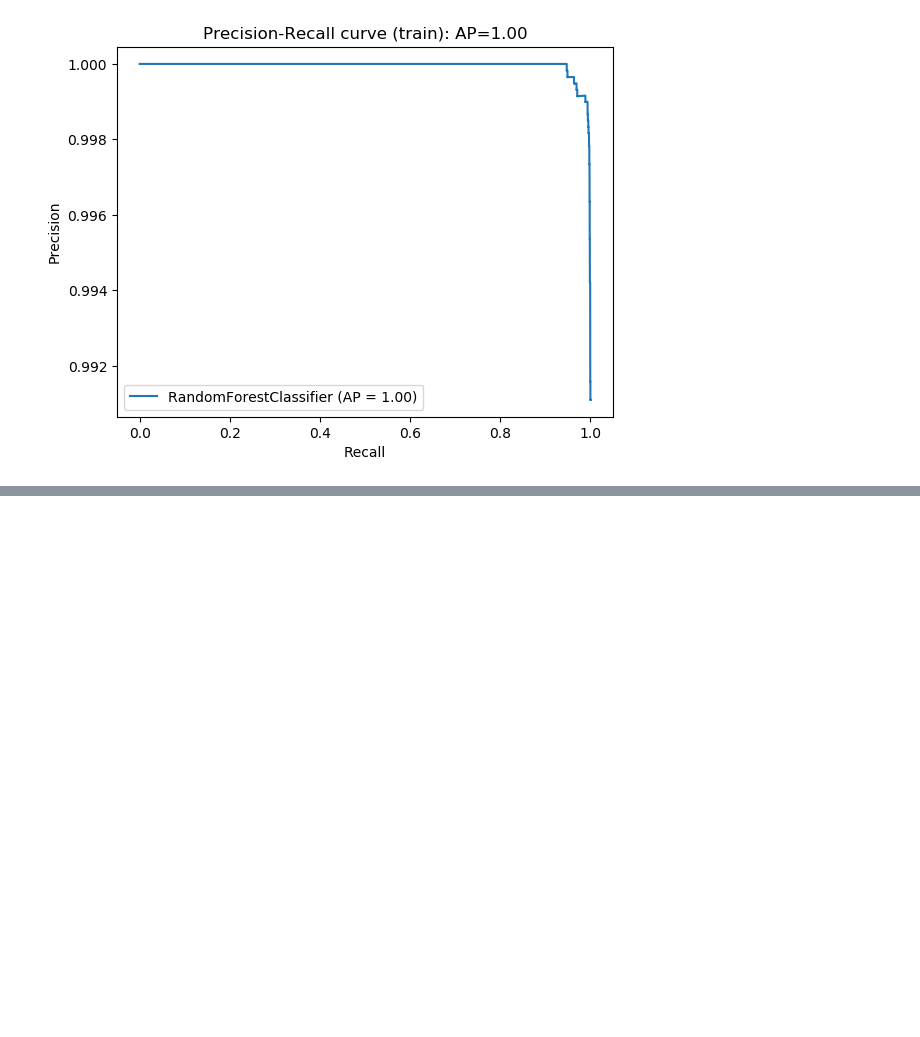
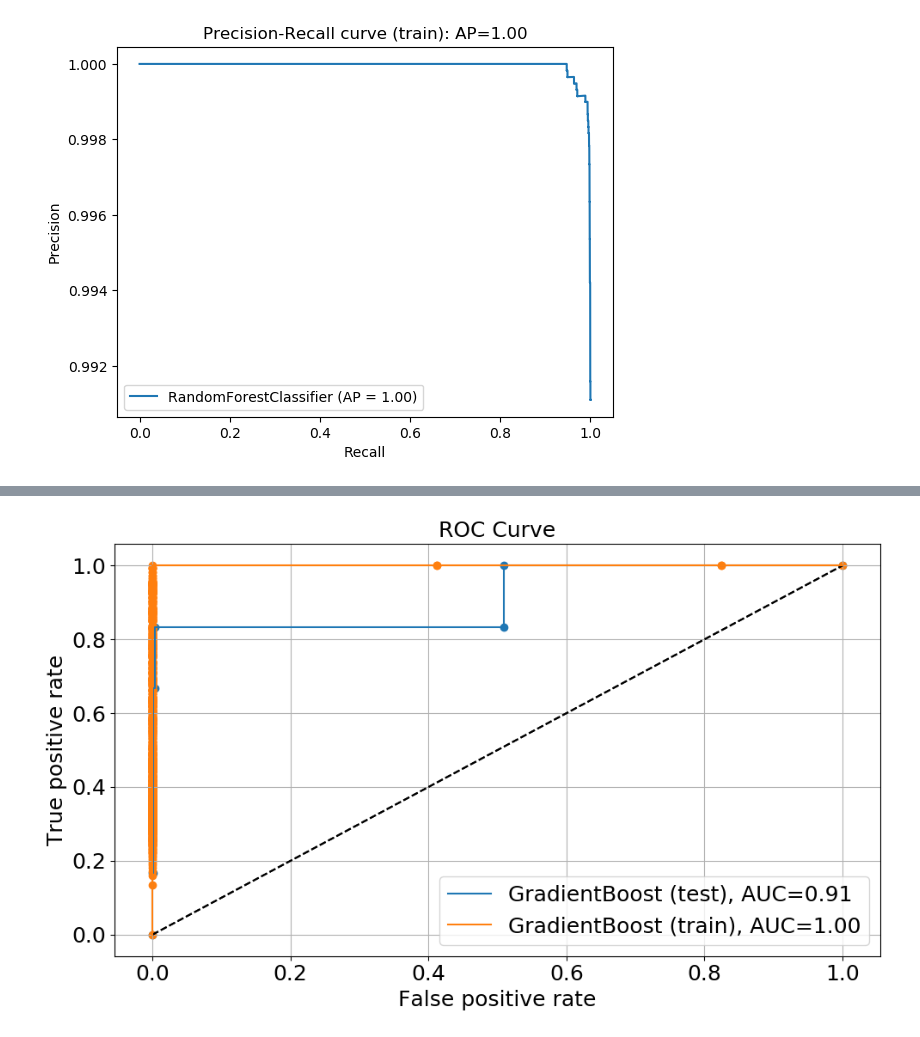
Before and after one commit to jimmylihe/company-bankrupcy-prediction-advanced, a Jupyter notebook: 1year.arff.ipynb, the cells around one changed output, grey strips where cells are left out. Cells and saved outputs as stored; diff of their text form; code cells hidden in the pictures; blank space fills up the shorter version.

```diff
--- a/1year.arff.ipynb
+++ b/1year.arff.ipynb
@@ -560,0 +690,16 @@ Text(0.5, 1.0, 'Precision-Recall curve (train): AP=1.00')
+# %%
+# figure out the time it takes to perform 1 iteration of randomsearch
+
+gbc = GradientBoostingClassifier()
+
+hyperparams = {'loss':['deviance','exponential'],
+               'learning_rate': [0.1,0.05,0.15,0.01,1],
+               'n_estimators': [50,100,150,200,500],
+               'max_depth':[3,5,7,9,1],
+               'max_features':['auto','log2',None],
+               'warm_start':[True,False],
+               'random_state':[random]}
+
+search = RandomizedSearchCV(gbc,hyperparams,cv=20,scoring='roc_auc',return_train_score=False,error_score=0.0,n_jobs=-1,n_iter=1, random_state=random)
+
+%time search.fit(X_train_gbc, y_train)
@@ -560,0 +725,12 @@ Text(0.5, 1.0, 'Precision-Recall curve (train): AP=1.00')
+# %%
+# fine tune parameters for iteration that will take around 30 minutes
+iteration = 30
+
+
+search = RandomizedSearchCV(gbc,hyperparams,cv=20,scoring='roc_auc',return_train_score=False,error_score=0.0,n_jobs=-1,n_iter=iteration, random_state=random)
+
+%time search.fit(X_train_gbc, y_train)
+
+print(search.best_score_)
+print(search.best_params_)
+print(search.best_estimator_)
@@ -560,0 +750,4 @@ Text(0.5, 1.0, 'Precision-Recall curve (train): AP=1.00')
+# %%
+# re-train model with the best parameter found above and print out its important features found by the model
+gbc = search.best_estimator_
+%time gbc.fit(X_train_gbc, y_train)
@@ -560,0 +765,12 @@ Text(0.5, 1.0, 'Precision-Recall curve (train): AP=1.00')
+# %%
+# draw out a ROC curve on the retrained model by comparing predictions with y_test
+import matplotlib.pyplot as plt
+plt.style.use('default');
+figure = plt.figure(figsize=(10, 6));
+ax = plt.subplot(1, 1, 1);
+plot_roc(gbc, X_test[list(X_train_gbc)], y_test, "GradientBoost (test)", ax)
+plot_roc(gbc, X_train_gbc, y_train, "GradientBoost (train)", ax)
+plt.legend(loc='lower right', fontsize=18);
+plt.tight_layout();
+# %% [output]
+[figure, added]
```
Also changed, not shown: parts of 19 cells of this notebook.
